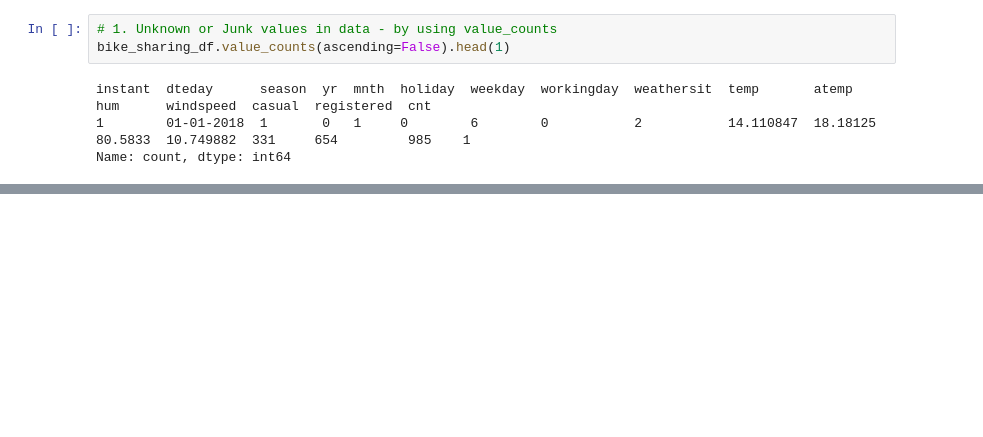
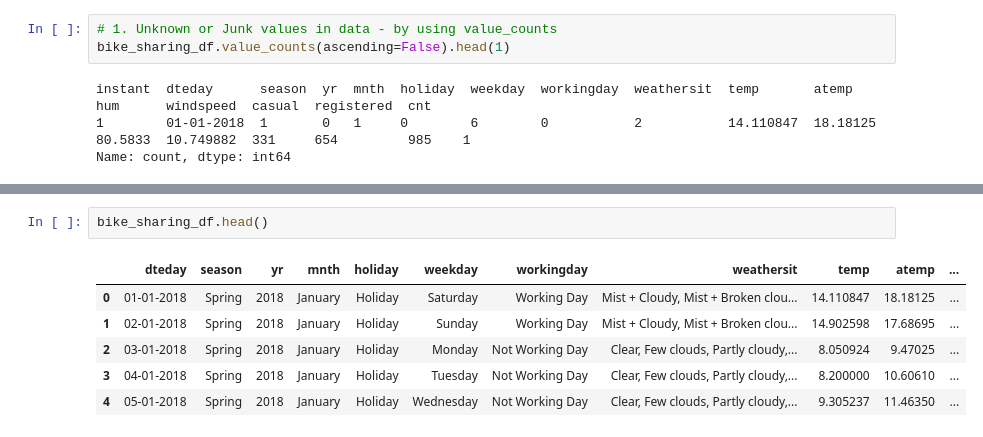
Before and after one commit to cmurakonda/Bike_Sharing, a Jupyter notebook: Bike_Sharing.ipynb, the cells around one changed output, grey strips where cells are left out. Cells and saved outputs as stored; diff of their text form; blank space fills up the shorter version.

```diff
--- a/Bike_Sharing.ipynb
+++ b/Bike_Sharing.ipynb
@@ -172,0 +234,9 @@ no such option: -l
+# %%
+bike_sharing_df.head()
+# %% [output]
+|  | dteday | season | yr | mnth | holiday | weekday | workingday | weathersit | temp | atemp | ... |
+| 0 | 01-01-2018 | Spring | 2018 | January | Holiday | Saturday | Working Day | Mist + Cloudy, Mist + Broken clou... | 14.110847 | 18.18125 | ... |
+| 1 | 02-01-2018 | Spring | 2018 | January | Holiday | Sunday | Working Day | Mist + Cloudy, Mist + Broken clou... | 14.902598 | 17.68695 | ... |
+| 2 | 03-01-2018 | Spring | 2018 | January | Holiday | Monday | Not Working Day | Clear, Few clouds, Partly cloudy,... | 8.050924 | 9.47025 | ... |
+| 3 | 04-01-2018 | Spring | 2018 | January | Holiday | Tuesday | Not Working Day | Clear, Few clouds, Partly cloudy,... | 8.200000 | 10.60610 | ... |
+| 4 | 05-01-2018 | Spring | 2018 | January | Holiday | Wednesday | Not Working Day | Clear, Few clouds, Partly cloudy,... | 9.305237 | 11.46350 | ... |
```
Also changed, not shown: parts of 12 cells of this notebook, 1 other file.
